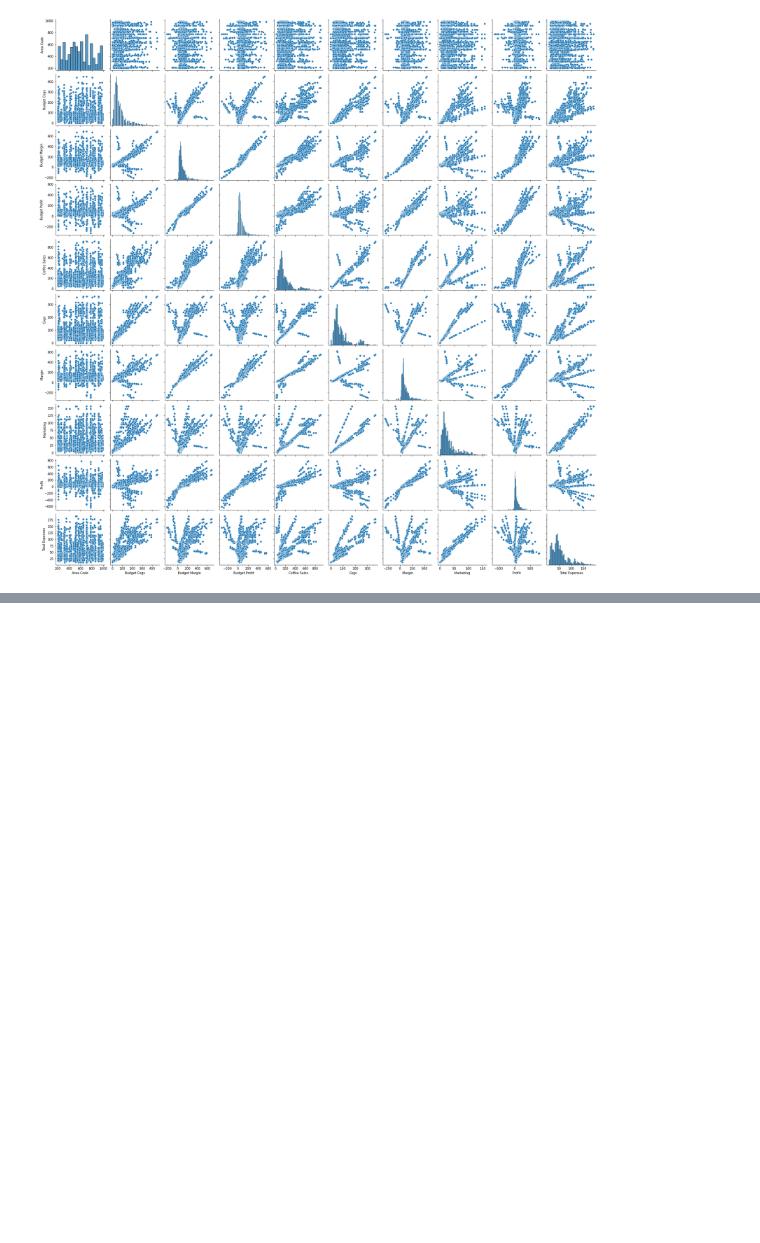
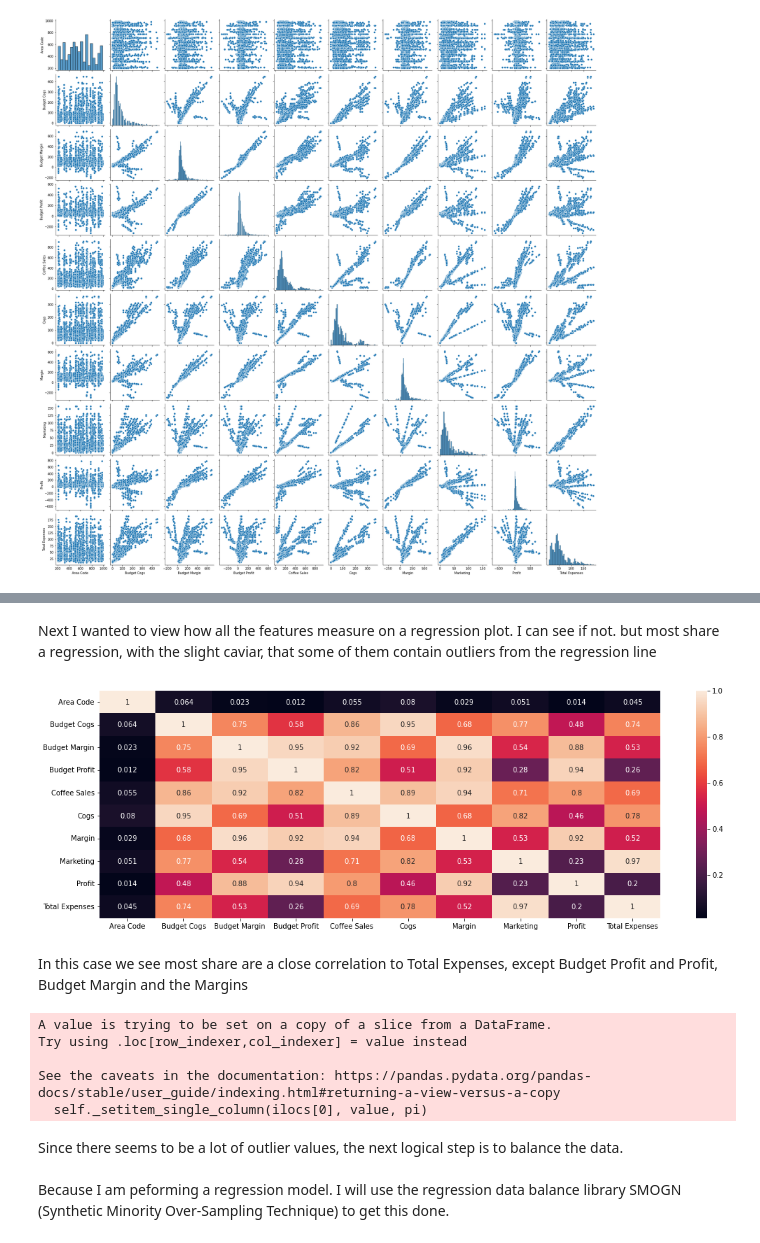
Before and after one commit to CleverJinn/DataScience, a Jupyter notebook: CoffeeChain-LinearRegression/LinearRegression_CoffeeChain.ipynb, the cells around one changed output, grey strips where cells are left out. Cells and saved outputs as stored; diff of their text form; code cells hidden in the pictures; blank space fills up the shorter version.

```diff
--- a/CoffeeChain-LinearRegression/LinearRegression_CoffeeChain.ipynb
+++ b/CoffeeChain-LinearRegression/LinearRegression_CoffeeChain.ipynb
@@ -353,0 +290,30 @@ cdf
+# %% [markdown]
+<p>
+Next I wanted to view how all the features measure on a regression plot. I can see if not. but most share a regression, with the slight caviar, that some of them contain outliers from the regression line
+</p>
+# %%
+# Next is to find the correlation of all the columns in the dataframe
+# All the variables that share a close correlation to our target (Total Expenses) will be our X values
+plt.subplots(figsize=(18, 6))
+sns.heatmap(df.corr(), annot=True)
+plt.show()
+# %% [output]
+[figure, added]
+# %% [markdown]
+<p>
+In this case we see most share are a close correlation to Total Expenses, except Budget Profit and Profit, Budget Margin and the Margins
+</p>
+# %%
+df_smogn = smogn.smoter(data=df, y='Total Expenses')
+# %% [output]
+A value is trying to be set on a copy of a slice from a DataFrame.
+Try using .loc[row_indexer,col_indexer] = value instead
+
+See the caveats in the documentation: https://pandas.pydata.org/pandas-docs/stable/user_guide/indexing.html#returning-a-view-versus-a-copy
+  self._setitem_single_column(ilocs[0], value, pi)
+# %% [markdown]
+<p>
+Since there seems to be a lot of outlier values, the next logical step is to balance the data.
+<br><br>
+Because I am peforming a regression model. I will use the regression data balance library SMOGN (Synthetic Minority Over-Sampling Technique) to get this done.
+</p>
```
Also changed, not shown: parts of 112 cells of this notebook.
